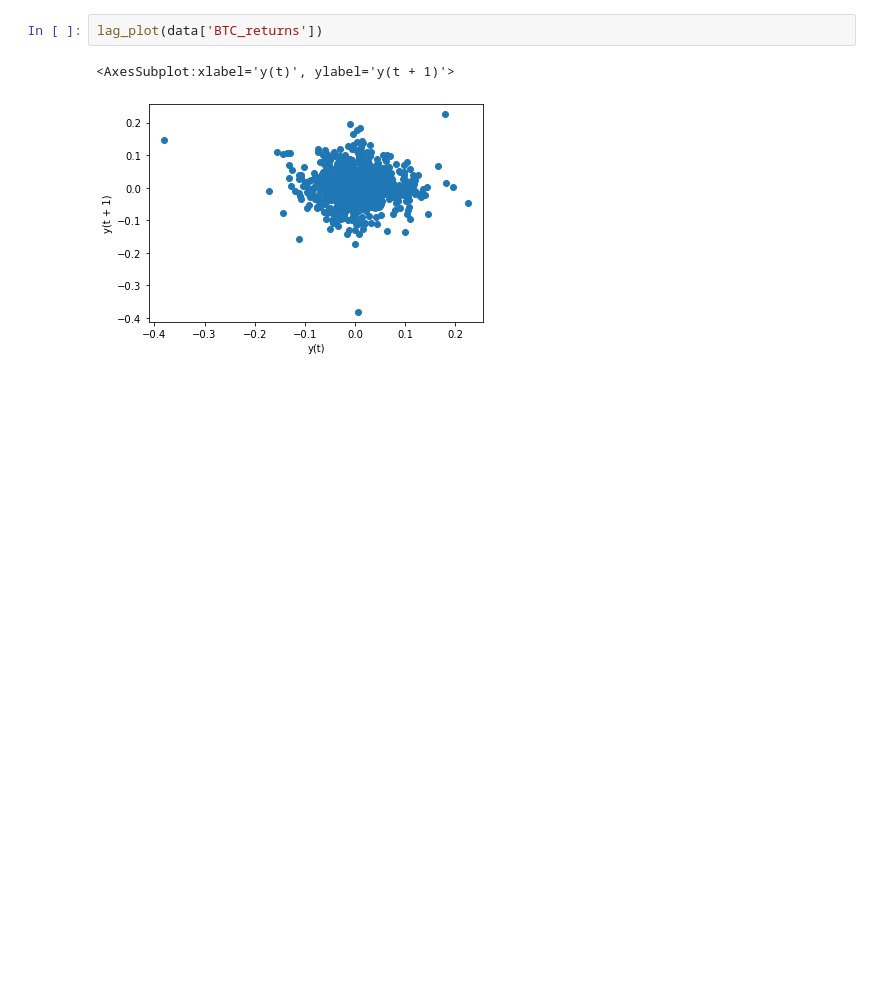
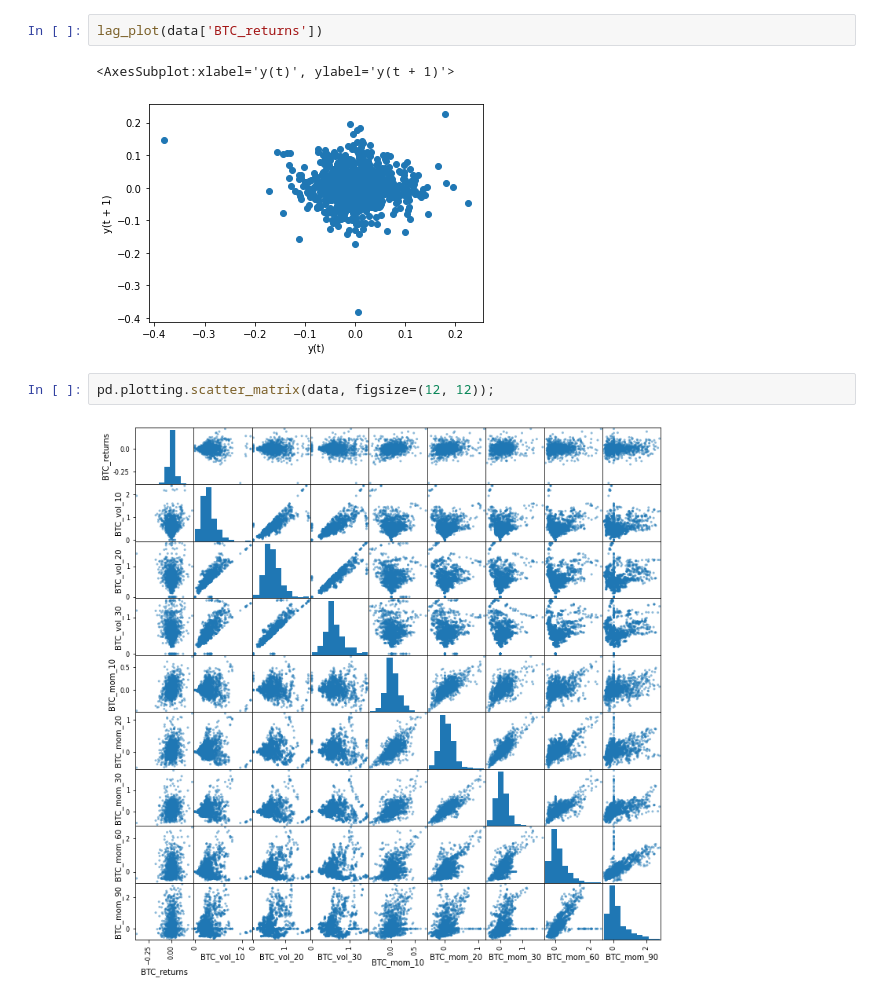
Before and after one commit to webclinic017/drift, a Jupyter notebook: exploration.ipynb, the cells around one changed output. Drawn from its saved outputs; the diff is of its cells as text; blank space fills up the shorter version.

```diff
--- a/exploration.ipynb
+++ b/exploration.ipynb
@@ -45,5 +45,9 @@ lag_plot(data['BTC_returns'])
 # %% [output]
 <AxesSubplot:xlabel='y(t)', ylabel='y(t + 1)'>
 [figure]
+# %%
+pd.plotting.scatter_matrix(data, figsize=(12, 12));
+# %% [output]
+[figure, added]
 # %%
 fig, ax = plt.subplots(figsize=(20,20))
```
Also changed, not shown: parts of 4 cells of this notebook, 1 other file.
